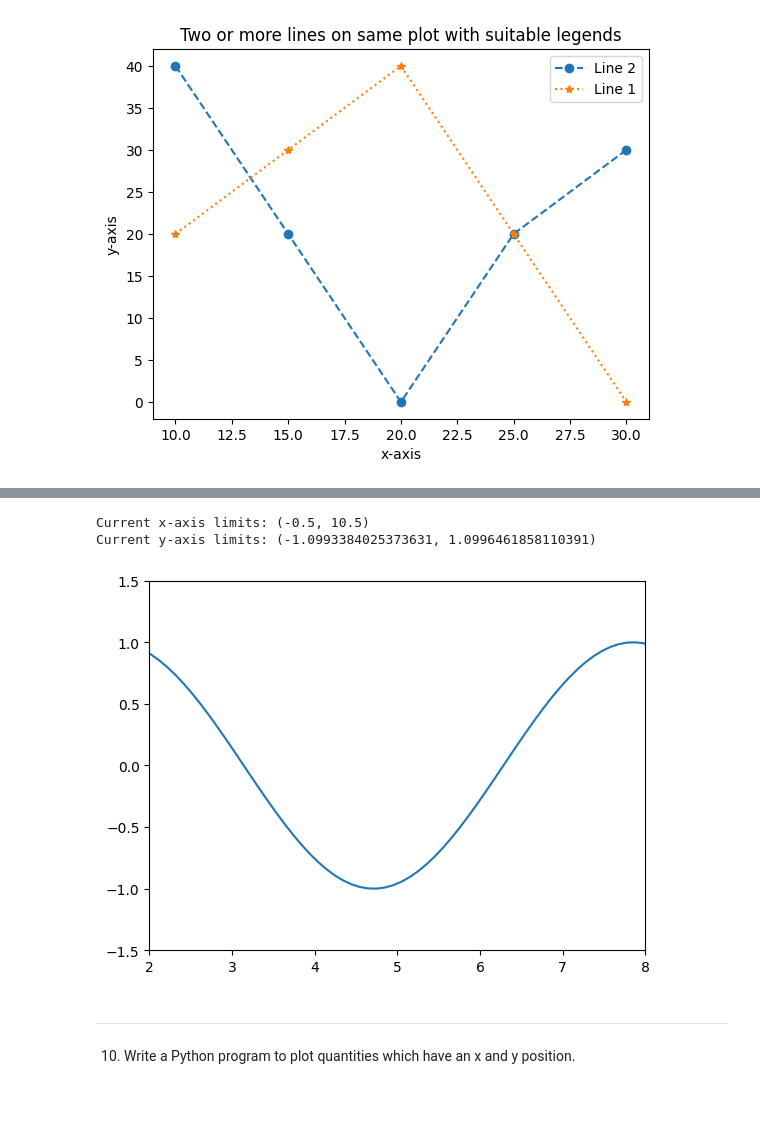
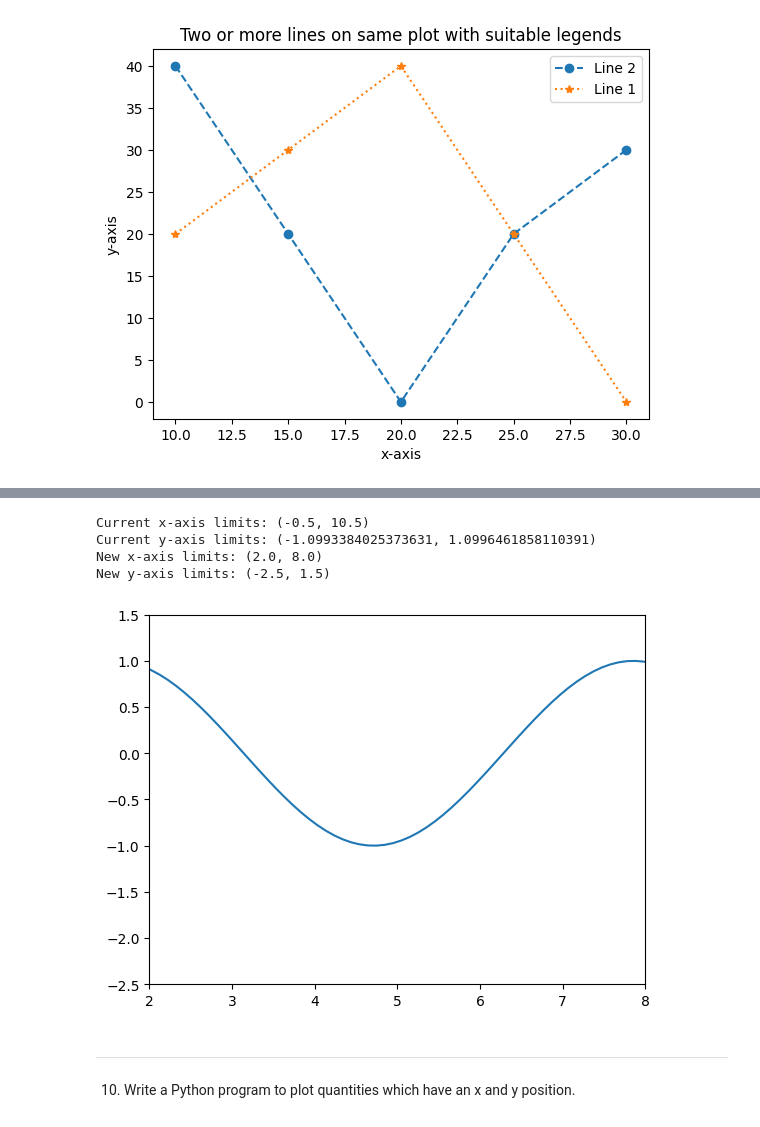
Before and after one commit to sngrajesh/DataAnalytics, a Jupyter notebook: Lab Assignments/Assignment-4-Plotting.ipynb, the cells around one changed output, grey strips where cells are left out. Saved outputs shown, nothing was run; the diff lists cells and outputs as text; code cells hidden in the pictures.

```diff
--- a/Lab Assignments/Assignment-4-Plotting.ipynb
+++ b/Lab Assignments/Assignment-4-Plotting.ipynb
@@ -201,23 +201,29 @@ plt.show()
 # %%
 #@title { vertical-output: true}
 x = np.linspace(0, 10, 100)
 y = np.sin(x)
+# y = 2.5*x
 plt.plot(x, y)
 
 x_lim = plt.xlim()
 y_lim = plt.ylim()
-
 print("Current x-axis limits:", x_lim)
 print("Current y-axis limits:", y_lim)
 
 plt.xlim(2, 8)
-plt.ylim(-1.5, 1.5)
+plt.ylim(-2.5, 1.5)
 
+x_lim = plt.xlim()
+y_lim = plt.ylim()
+print("New x-axis limits:", x_lim)
+print("New y-axis limits:", y_lim)
 plt.show()
 # %% [output]
 Current x-axis limits: (-0.5, 10.5)
 Current y-axis limits: (-1.0993384025373631, 1.0996461858110391)
+New x-axis limits: (2.0, 8.0)
+New y-axis limits: (-2.5, 1.5)
-[figure, old version]
+[figure, new version]
 # %% [markdown]
 ---
 
```
Also changed, not shown: parts of 1 cell of this notebook, 4 other files.
